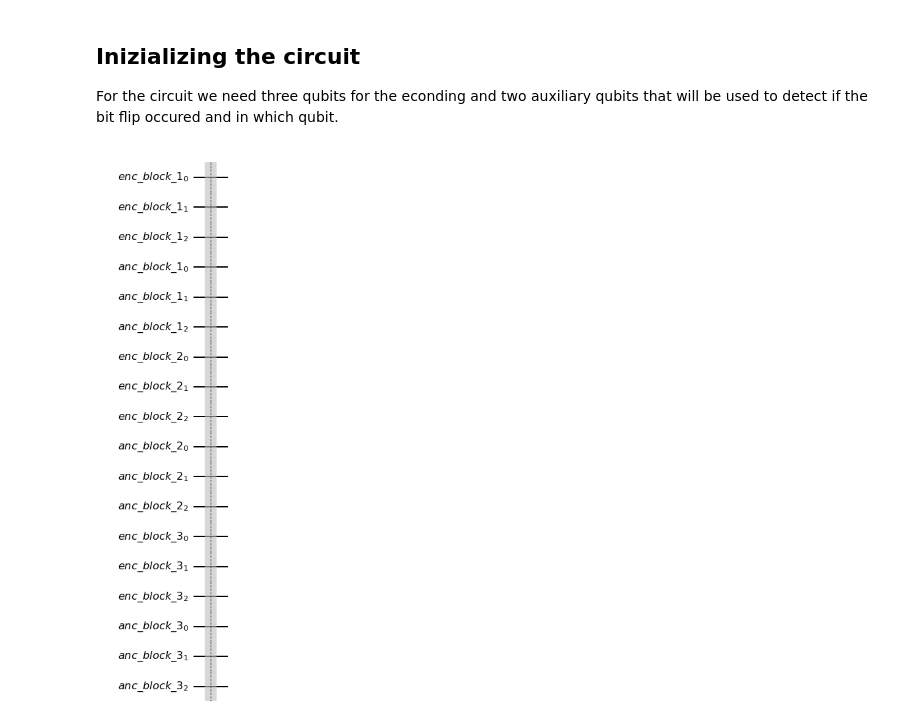
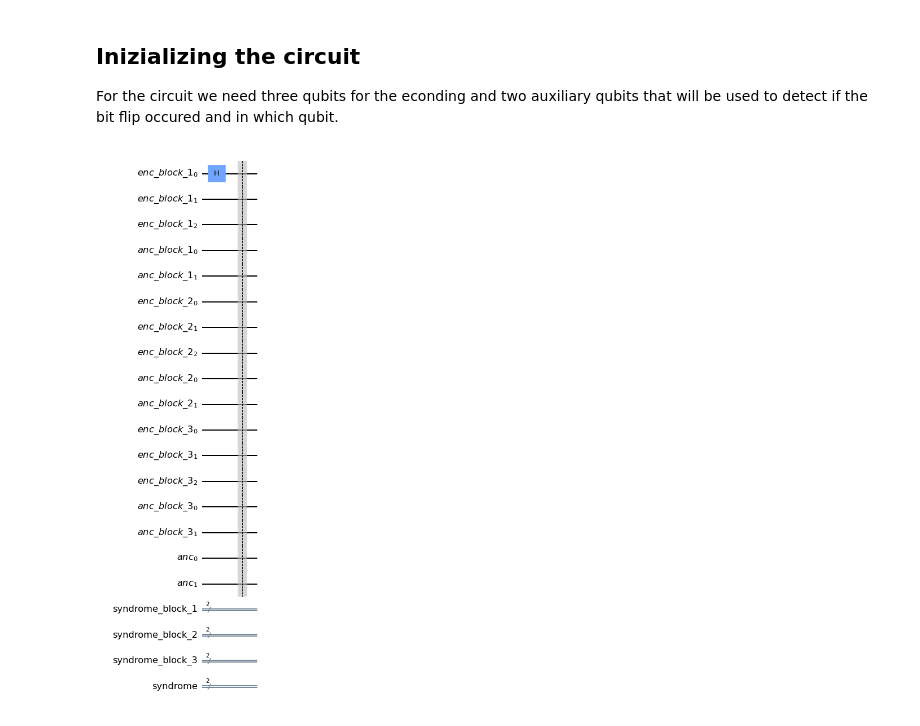
Before and after one commit to DiegoArcelli/Quantum-Error-Correction-Report, a Jupyter notebook: code/bit_phase_flip_error_correction.ipynb, the cells around one changed output. Saved outputs shown, nothing was run; the diff lists cells and outputs as text; code cells hidden in the pictures.

```diff
--- a/code/bit_phase_flip_error_correction.ipynb
+++ b/code/bit_phase_flip_error_correction.ipynb
@@ -20,20 +20,30 @@ $|\psi\rangle =  \alpha|0\rangle + \beta|1\rangle \rightarrow \frac{\alpha}{\sqr
 For the circuit we need three qubits for the econding and two auxiliary qubits that will be used to detect if the bit flip occured and in which qubit.
 # %%
 q_enc_b1 = QuantumRegister(3, "enc_block_1")
-q_anc_b1 = QuantumRegister(3, "anc_block_1")
+q_anc_b1 = QuantumRegister(2, "anc_block_1")
+c_syn_b1 = ClassicalRegister(2, "syndrome_block_1")
+
 q_enc_b2 = QuantumRegister(3, "enc_block_2")
-q_anc_b2 = QuantumRegister(3, "anc_block_2")
+q_anc_b2 = QuantumRegister(2, "anc_block_2")
+c_syn_b2 = ClassicalRegister(2, "syndrome_block_2")
+
 q_enc_b3 = QuantumRegister(3, "enc_block_3")
-q_anc_b3 = QuantumRegister(3, "anc_block_3")
+q_anc_b3 = QuantumRegister(2, "anc_block_3")
+c_syn_b3 = ClassicalRegister(2, "syndrome_block_3")
+
+q_anc = QuantumRegister(2, "anc")
+c_syn = ClassicalRegister(2, "syndrome")
 
 qc = QuantumCircuit()
 
-for reg in [q_enc_b1, q_anc_b1, q_enc_b2, q_anc_b2, q_enc_b3, q_anc_b3]:
+for reg in [q_enc_b1, q_anc_b1, c_syn_b1, q_enc_b2, q_anc_b2, c_syn_b2, q_enc_b3, q_anc_b3, c_syn_b3, q_anc, c_syn]:
     qc.add_register(reg)
+
+qc.h(q_enc_b1[0])
 
 qc.barrier()
 qc.draw(output="mpl")
 # %% [output]
-[figure, old version]
+[figure, new version]
 # %% [markdown]
 ## Implementing the encoding
```
Also changed, not shown: parts of 15 cells of this notebook, 2 other files.
